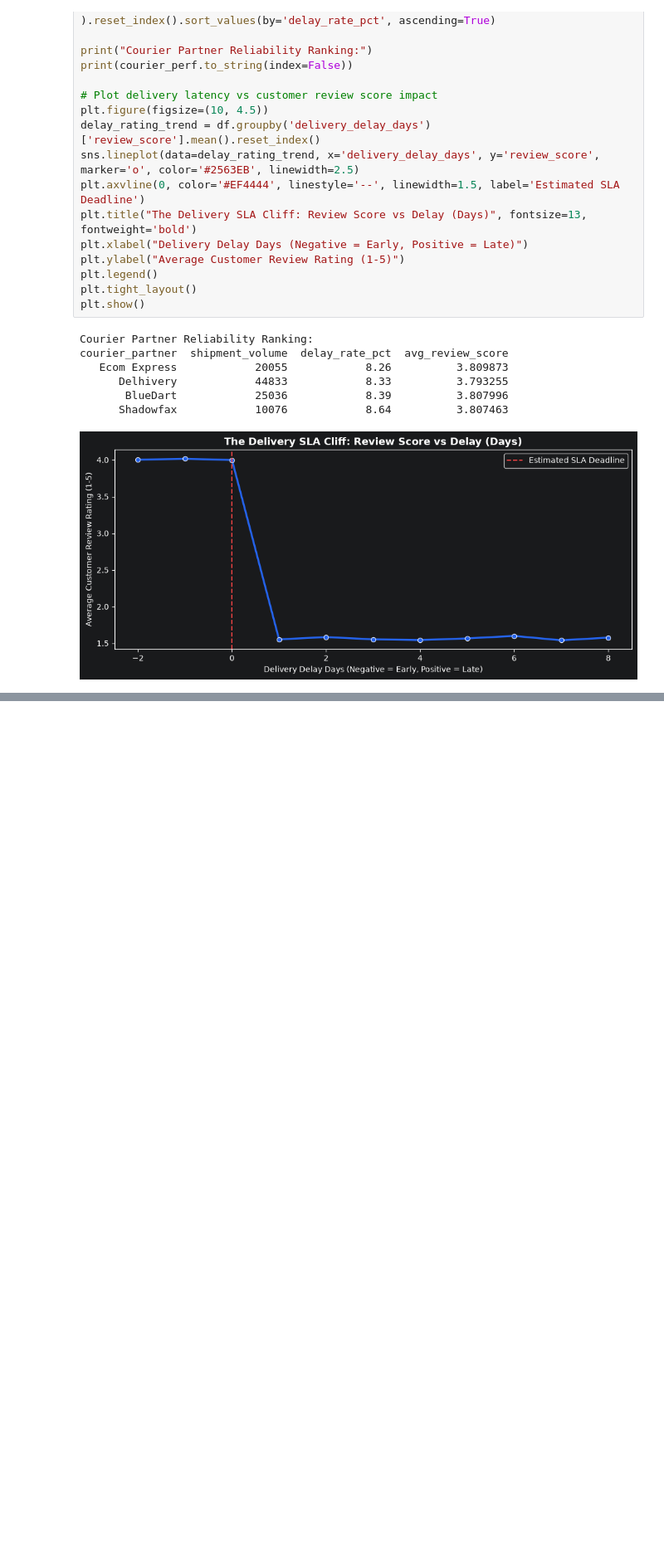
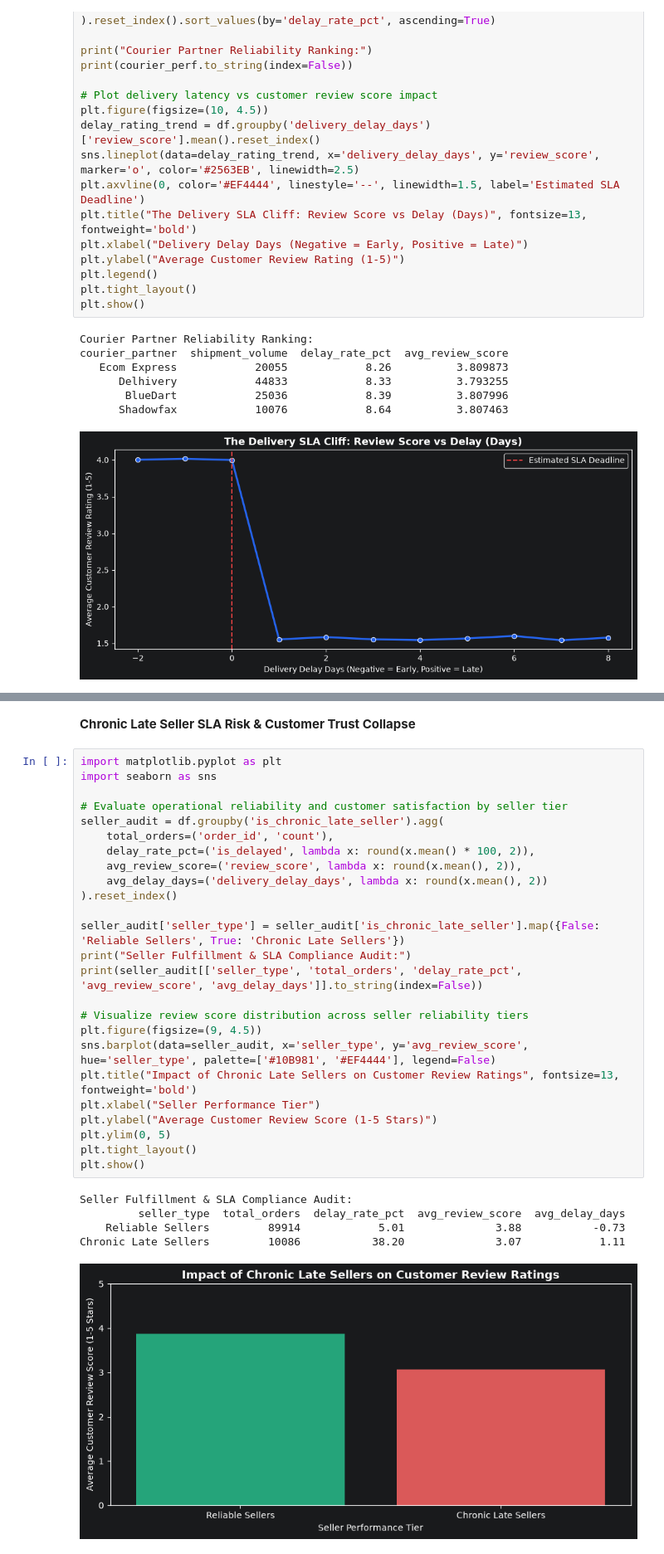
Before and after one commit to pratham-mistari/smart-profit-optimizer, a Jupyter notebook: analysis.ipynb, the cells around one changed output, grey strips where cells are left out. Shown at 83% size. Drawn from its saved outputs; the diff is of its cells as text; blank space fills up the shorter version.

```diff
--- a/analysis.ipynb
+++ b/analysis.ipynb
@@ -162,0 +252,33 @@ courier_partner  shipment_volume  delay_rate_pct  avg_review_score
+# %% [markdown]
+**Chronic Late Seller SLA Risk & Customer Trust Collapse**
+# %%
+import matplotlib.pyplot as plt
+import seaborn as sns
+
+# Evaluate operational reliability and customer satisfaction by seller tier
+seller_audit = df.groupby('is_chronic_late_seller').agg(
+    total_orders=('order_id', 'count'),
+    delay_rate_pct=('is_delayed', lambda x: round(x.mean() * 100, 2)),
+    avg_review_score=('review_score', lambda x: round(x.mean(), 2)),
+    avg_delay_days=('delivery_delay_days', lambda x: round(x.mean(), 2))
+).reset_index()
+
+seller_audit['seller_type'] = seller_audit['is_chronic_late_seller'].map({False: 'Reliable Sellers', True: 'Chronic Late Sellers'})
+print("Seller Fulfillment & SLA Compliance Audit:")
+print(seller_audit[['seller_type', 'total_orders', 'delay_rate_pct', 'avg_review_score', 'avg_delay_days']].to_string(index=False))
+
+# Visualize review score distribution across seller reliability tiers
+plt.figure(figsize=(9, 4.5))
+sns.barplot(data=seller_audit, x='seller_type', y='avg_review_score', hue='seller_type', palette=['#10B981', '#EF4444'], legend=False)
+plt.title("Impact of Chronic Late Sellers on Customer Review Ratings", fontsize=13, fontweight='bold')
+plt.xlabel("Seller Performance Tier")
+plt.ylabel("Average Customer Review Score (1-5 Stars)")
+plt.ylim(0, 5)
+plt.tight_layout()
+plt.show()
+# %% [output]
+Seller Fulfillment & SLA Compliance Audit:
+         seller_type  total_orders  delay_rate_pct  avg_review_score  avg_delay_days
+    Reliable Sellers         89914            5.01              3.88           -0.73
+Chronic Late Sellers         10086           38.20              3.07            1.11
+[figure, added]
```
Also changed, not shown: parts of 10 cells of this notebook, 2 other files.
